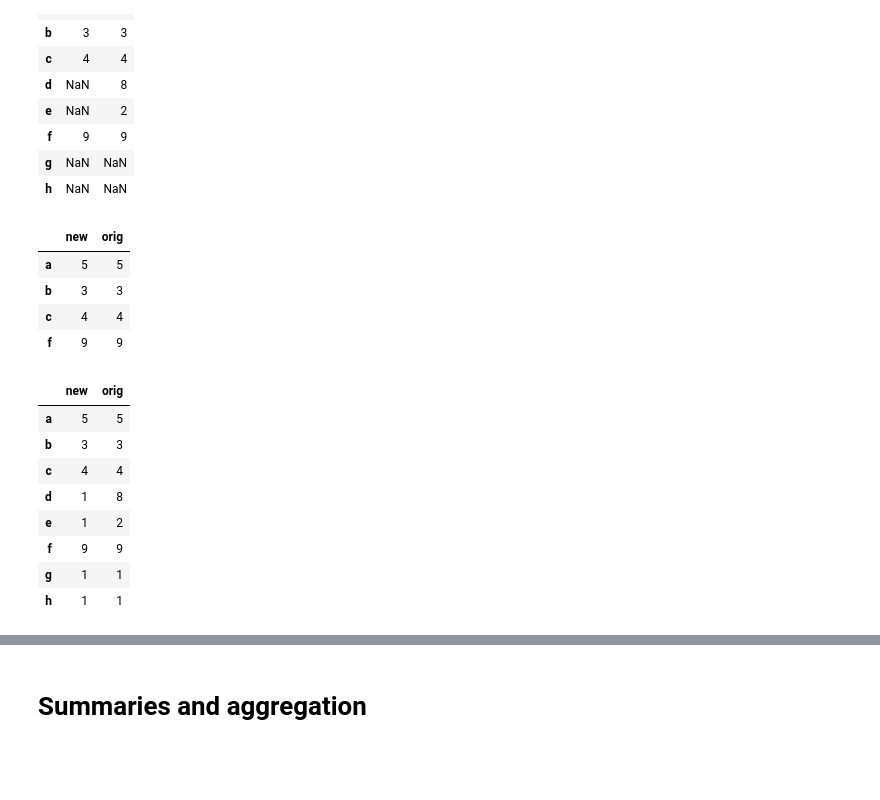
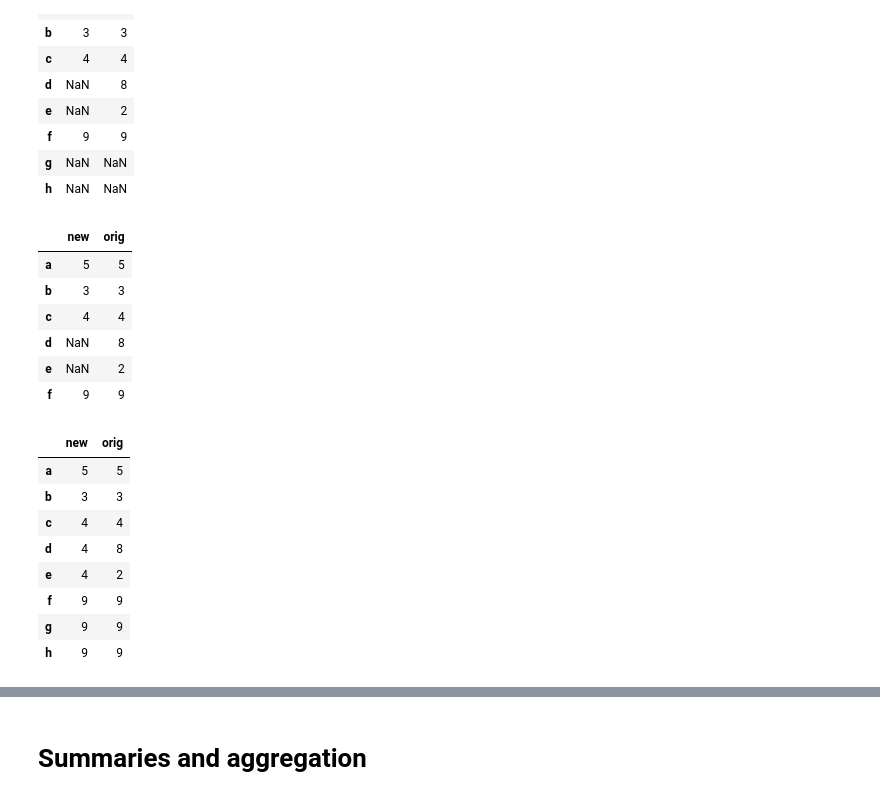
Before and after one commit to araastat/pandasDWDC, a Jupyter notebook: DWDC_Pandas_Talk.ipynb, the cells around one changed output, grey strips where cells are left out. Cells and saved outputs as stored; diff of their text form; code cells hidden in the pictures; blank space fills up the shorter version.

```diff
--- a/DWDC_Pandas_Talk.ipynb
+++ b/DWDC_Pandas_Talk.ipynb
@@ -199,25 +217,27 @@ dat
 | g | NaN | NaN |
 | h | NaN | NaN |
 # %%
-dat.dropna()
+dat.dropna(how='all')
 # %% [output]
 |  | new | orig |
 | a | 5 | 5 |
 | b | 3 | 3 |
 | c | 4 | 4 |
+| d | NaN | 8 |
+| e | NaN | 2 |
 | f | 9 | 9 |
 # %%
-dat.fillna(1)
+dat.fillna(method='ffill')
 # %% [output]
 |  | new | orig |
 | a | 5 | 5 |
 | b | 3 | 3 |
 | c | 4 | 4 |
-| d | 1 | 8 |
-| e | 1 | 2 |
+| d | 4 | 8 |
+| e | 4 | 2 |
 | f | 9 | 9 |
-| g | 1 | 1 |
-| h | 1 | 1 |
+| g | 9 | 9 |
+| h | 9 | 9 |
 # %%
 dat2=dat.append(dat.loc['a',:])
 dat2.index.values[-1] = 'j'
```
Also changed, not shown: parts of 18 cells of this notebook.
